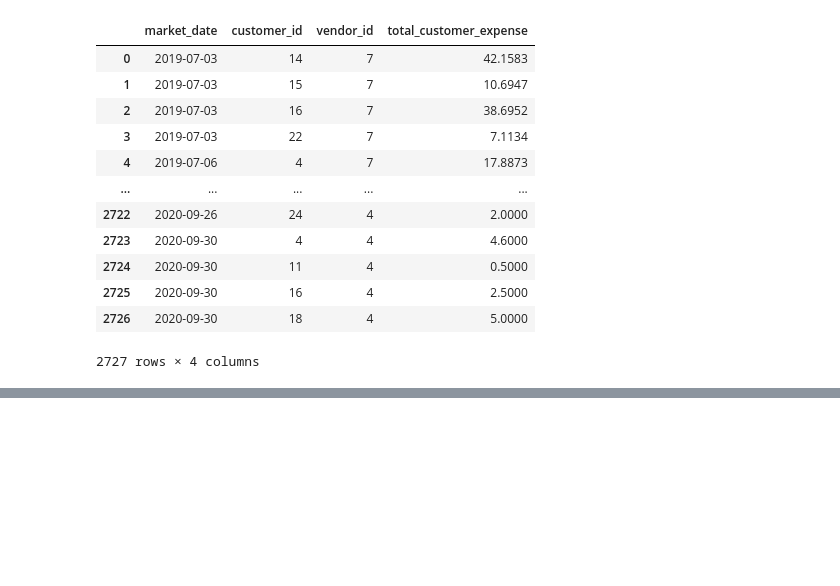
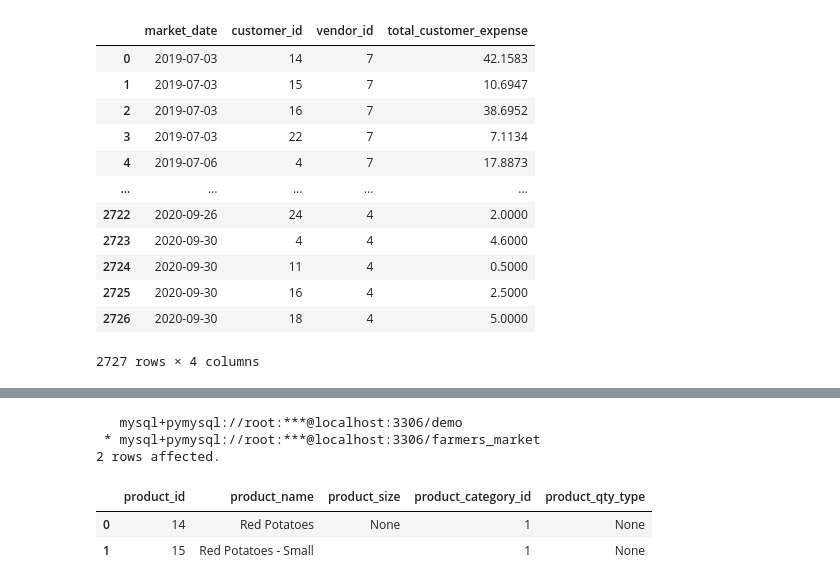
Before and after one commit to KunalNeon/SQL-For-Data-Scientist, a Jupyter notebook: sql.ipynb, the cells around one changed output, grey strips where cells are left out. Saved outputs shown, nothing was run; the diff lists cells and outputs as text; code cells hidden in the pictures; blank space fills up the shorter version.

```diff
--- a/sql.ipynb
+++ b/sql.ipynb
@@ -746,0 +885,13 @@ SELECT
+# %%
+query10=f'''
+select * from farmers_market.product
+where { condition2}
+'''
+%sql $query10
+# %% [output]
+   mysql+pymysql://root:***@localhost:3306/demo
+ * mysql+pymysql://root:***@localhost:3306/farmers_market
+2 rows affected.
+|  | product_id | product_name | product_size | product_category_id | product_qty_type |
+| 0 | 14 | Red Potatoes | None | 1 | None |
+| 1 | 15 | Red Potatoes - Small |  | 1 | None |
```
Also changed, not shown: parts of 10 cells of this notebook.
